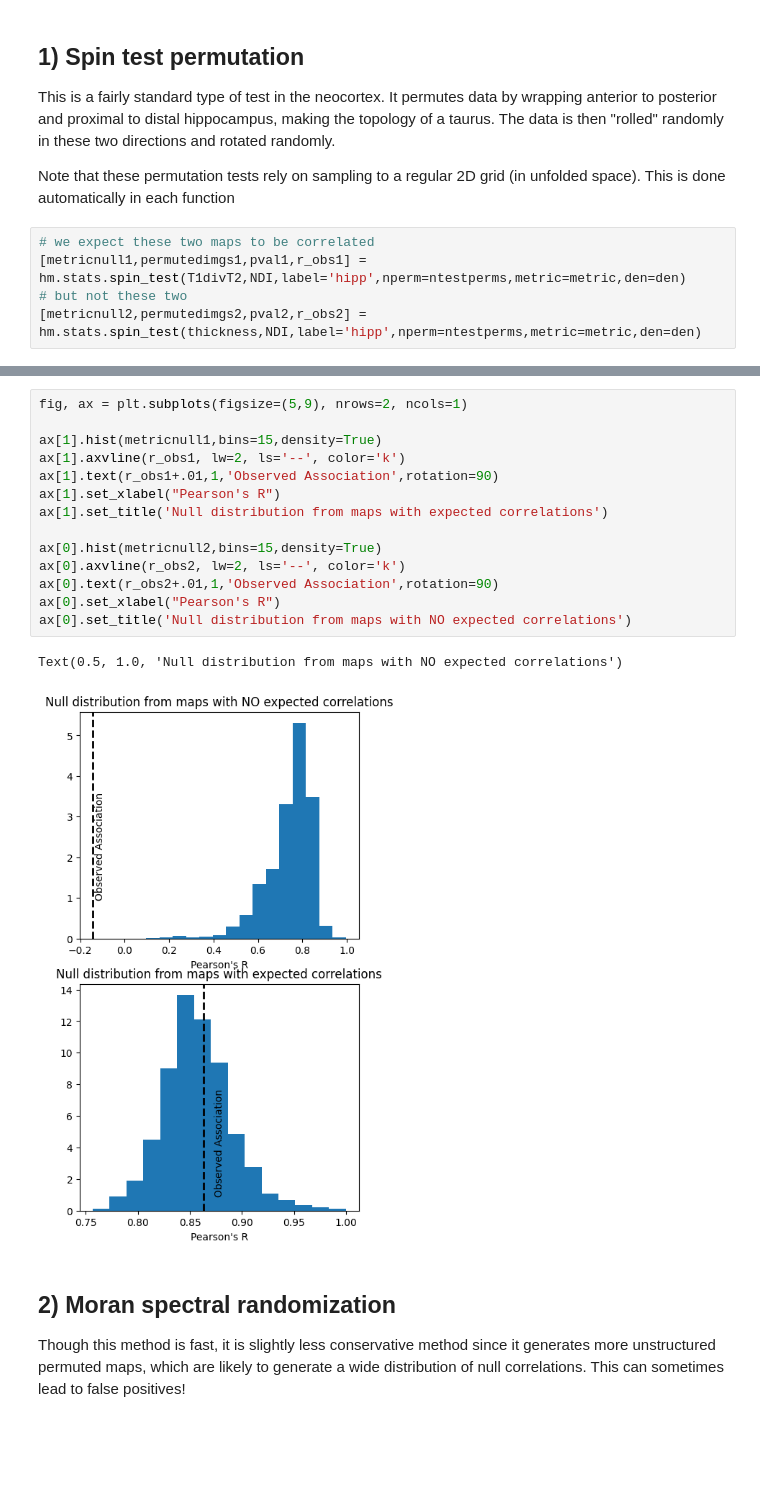
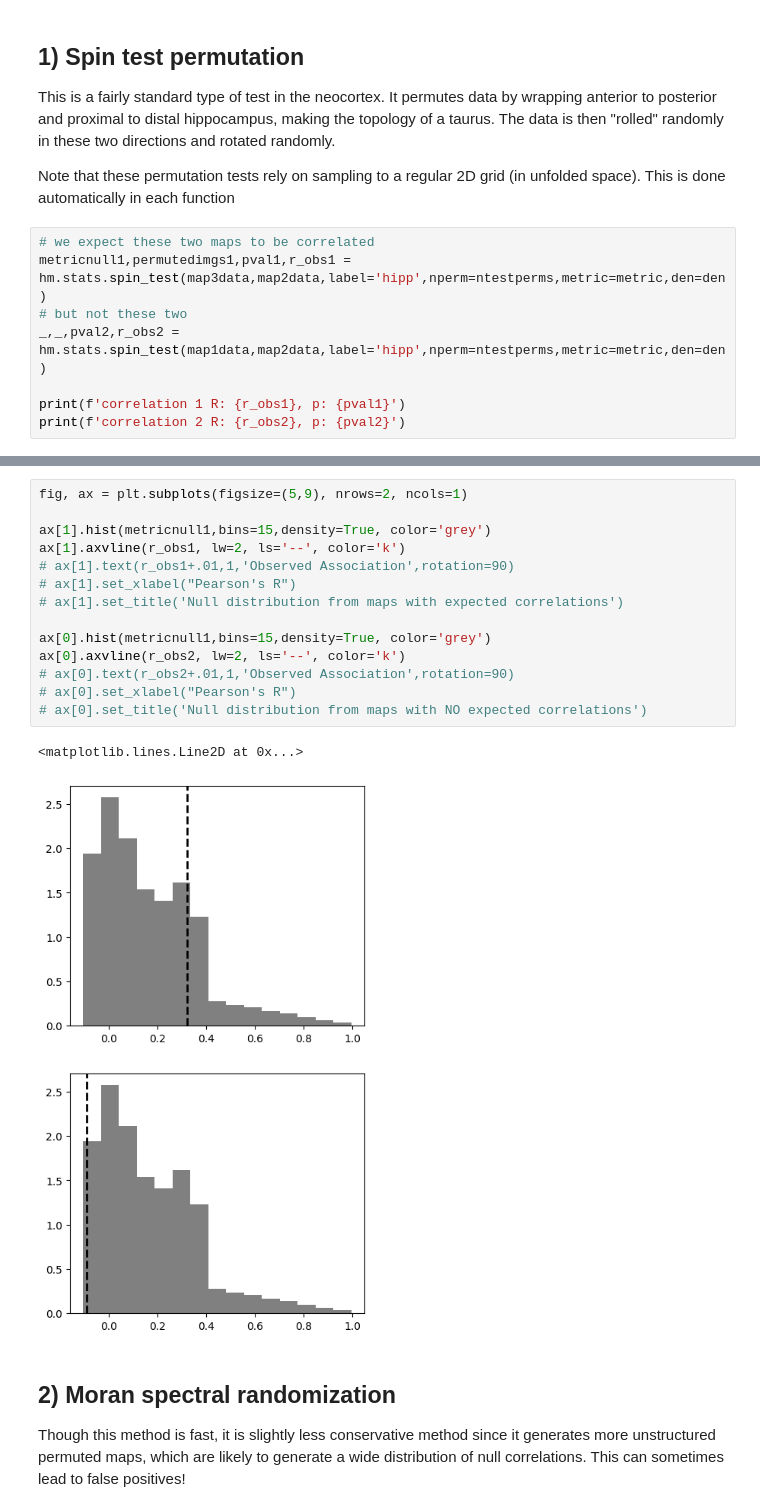
Before and after one commit to jordandekraker/hippomaps, a Jupyter notebook: hippomaps/demos/example_permutationTest.ipynb, the cells around one changed output, grey strips where cells are left out. Cells and saved outputs as stored; diff of their text form; blank space fills up the shorter version.

```diff
--- a/hippomaps/demos/example_permutationTest.ipynb
+++ b/hippomaps/demos/example_permutationTest.ipynb
@@ -35,6 +46,9 @@ This is a fairly standard type of test in the neocortex. It permutes data by wra
 Note that these permutation tests rely on sampling to a regular 2D grid (in unfolded space). This is done automatically in each function
 # %%
 # we expect these two maps to be correlated
-[metricnull1,permutedimgs1,pval1,r_obs1] = hm.stats.spin_test(T1divT2,NDI,label='hipp',nperm=ntestperms,metric=metric,den=den)
+metricnull1,permutedimgs1,pval1,r_obs1 = hm.stats.spin_test(map3data,map2data,label='hipp',nperm=ntestperms,metric=metric,den=den)
 # but not these two
-[metricnull2,permutedimgs2,pval2,r_obs2] = hm.stats.spin_test(thickness,NDI,label='hipp',nperm=ntestperms,metric=metric,den=den)
+_,_,pval2,r_obs2 = hm.stats.spin_test(map1data,map2data,label='hipp',nperm=ntestperms,metric=metric,den=den)
+
+print(f'correlation 1 R: {r_obs1}, p: {pval1}')
+print(f'correlation 2 R: {r_obs2}, p: {pval2}')
@@ -47,20 +63,20 @@ hm.plotting.surfplot_canonical_foldunfold(permutedimg, hemis=['L'], labels=['hip
 # %%
 fig, ax = plt.subplots(figsize=(5,9), nrows=2, ncols=1)
 
-ax[1].hist(metricnull1,bins=15,density=True)
+ax[1].hist(metricnull1,bins=15,density=True, color='grey')
 ax[1].axvline(r_obs1, lw=2, ls='--', color='k')
-ax[1].text(r_obs1+.01,1,'Observed Association',rotation=90)
-ax[1].set_xlabel("Pearson's R")
-ax[1].set_title('Null distribution from maps with expected correlations')
+# ax[1].text(r_obs1+.01,1,'Observed Association',rotation=90)
+# ax[1].set_xlabel("Pearson's R")
+# ax[1].set_title('Null distribution from maps with expected correlations')
 
-ax[0].hist(metricnull2,bins=15,density=True)
+ax[0].hist(metricnull1,bins=15,density=True, color='grey')
 ax[0].axvline(r_obs2, lw=2, ls='--', color='k')
-ax[0].text(r_obs2+.01,1,'Observed Association',rotation=90)
-ax[0].set_xlabel("Pearson's R")
-ax[0].set_title('Null distribution from maps with NO expected correlations')
+# ax[0].text(r_obs2+.01,1,'Observed Association',rotation=90)
+# ax[0].set_xlabel("Pearson's R")
+# ax[0].set_title('Null distribution from maps with NO expected correlations')
 # %% [output]
-Text(0.5, 1.0, 'Null distribution from maps with NO expected correlations')
+<matplotlib.lines.Line2D at 0x...>
-[figure, old version]
+[figure, new version]
 # %% [markdown]
 ## 2) Moran spectral randomization
 
```
Also changed, not shown: parts of 9 cells of this notebook, 3 other files.
